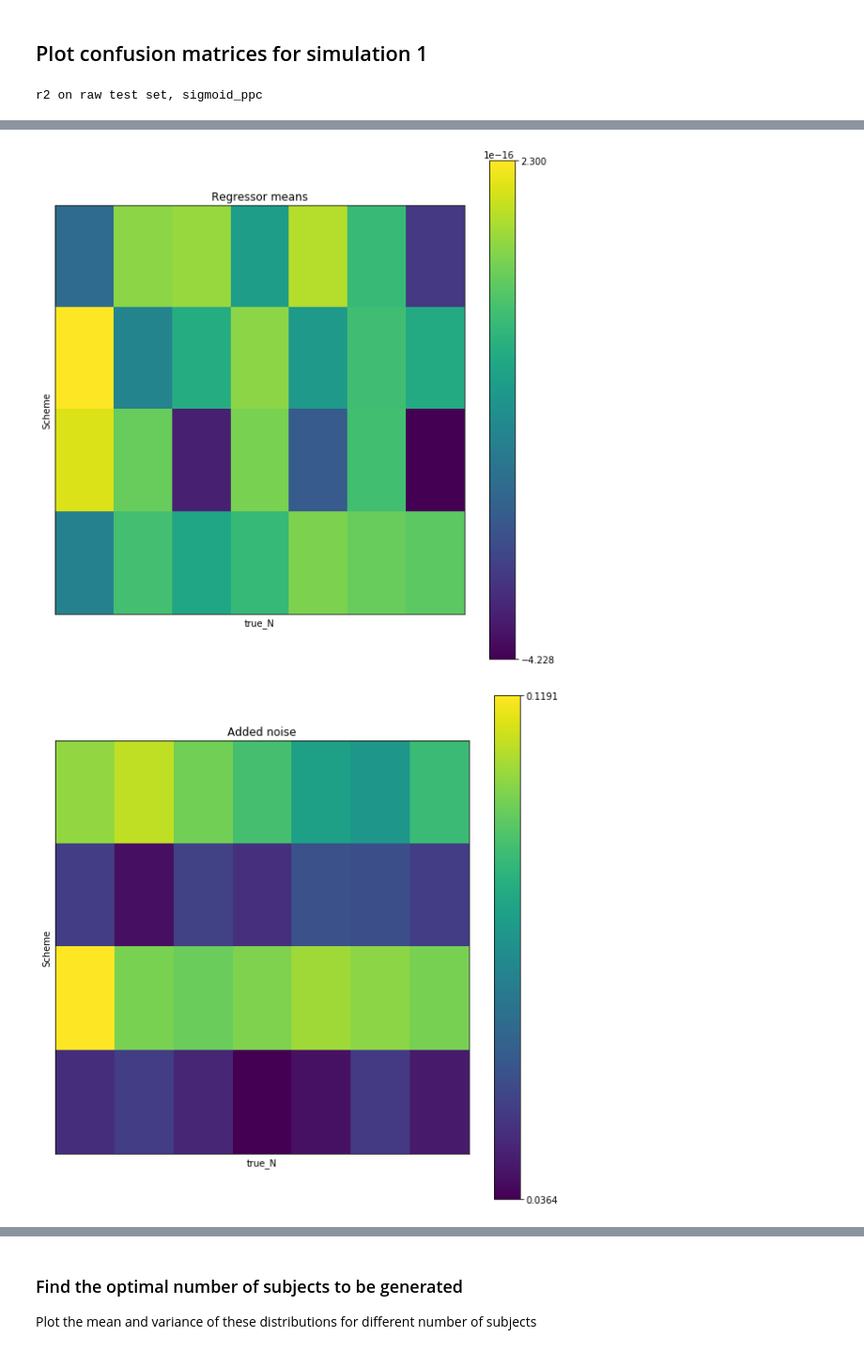
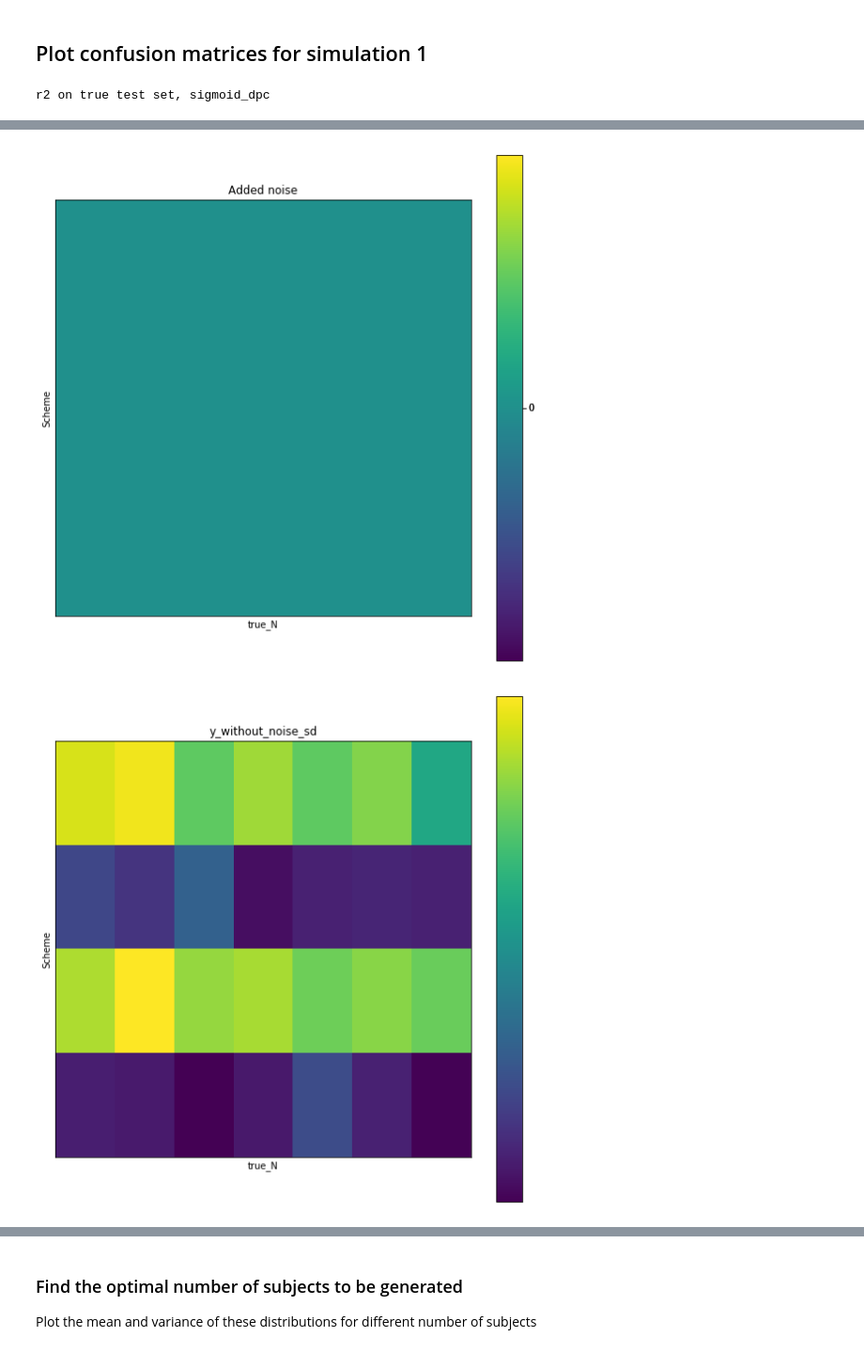
Before and after one commit to sebastiendemortain/neural-coding-of-probabilities, a Jupyter notebook: simulation_results.ipynb, the cells around one changed output, grey strips where cells are left out. Shown at 94% size. Saved outputs shown, nothing was run; the diff lists cells and outputs as text; code cells hidden in the pictures.

```diff
--- a/simulation_results.ipynb
+++ b/simulation_results.ipynb
@@ -272,7 +272,7 @@ k_fit_N =3
 k_true_N =3
 k_fraction =9
 k_subject = 1
-k_session = 2
+k_session = 3
 n_stimuli = 380
 #######################################################################################
 # Tuning curve indices to visualize
@@ -628,3 +624,13 @@ for k_scheme, k_true_N, k_fraction, k_subject, k_session in itertools.product(ra
     y[k_scheme][k_true_N][k_fraction][k_subject][k_session] = y[k_scheme][k_true_N][k_fraction][k_subject][k_session] + added_noise[k_scheme, k_true_N, :len(y[k_scheme][k_true_N][k_fraction][k_subject][k_session])]
 
 y_with_noise = copy.deepcopy(y)
+# %%
+k_scheme =1
+k_fit_N =3
+k_true_N = 1
+k_fraction = 10
+k_subject = 0
+k_session = 3
+
+snr_eff = np.var(np.asarray(y_without_noise[k_scheme][k_true_N]).flatten()[0])/(np.var(np.asarray(y_without_noise[k_scheme][k_true_N]).flatten()[0])+np.var(np.asarray(y_with_noise[k_scheme][k_true_N]).flatten()[0]-np.asarray(y_without_noise[k_scheme][k_true_N]).flatten()[0]))
+print('SNR_eff = '+str(snr_eff))
@@ -1177,14 +1225,14 @@ rho mean: 0.2999365907620441
 ## Plot confusion matrices for simulation 1
 # %%
 ################################
-k_scheme = 1
+k_scheme = 3
 ################################
 n_fractions = 20
 scheme = scheme_array[k_scheme]
 
 
 metric_name = 'r2'
-true_or_raw = 'raw'
+true_or_raw = 'true'
 train_or_test = 'test'
 exec("metric = %s_%s_%s_summary[k_scheme, k_fit_N, k_true_N]" % (metric_name, true_or_raw, train_or_test))
 
@@ -1249,18 +1297,18 @@ plt.title(scheme+', SNR='+str(snr), y=1.08, fontsize=20)
 cbar = fig.colorbar(heatmap, ticks=[np.min(data), np.max(data)])
 
 
-fig = plt.figure(figsize=(10,10))
-ax = fig.add_subplot(111)
-heatmap = ax.imshow(mean_over_X, extent=[0, 1, 0, 1])
-cbar = fig.colorbar(heatmap, ticks=[np.min(mean_over_X), np.max(mean_over_X)])
+# fig = plt.figure(figsize=(10,10))
+# ax = fig.add_subplot(111)
+# heatmap = ax.imshow(mean_over_X, extent=[0, 1, 0, 1])
+# cbar = fig.colorbar(heatmap, ticks=[np.min(mean_over_X), np.max(mean_over_X)])
 
-# put the major ticks at the middle of each cell
-ax.set_xticks([])
-ax.set_yticks([])
-ax.set_title('Regressor means')
-ax.set_ylabel('Scheme')
-ax.set_xlabel('true_N')
-plt.show()
+# # put the major ticks at the middle of each cell
+# ax.set_xticks([])
+# ax.set_yticks([])
+# ax.set_title('Regressor means')
+# ax.set_ylabel('Scheme')
+# ax.set_xlabel('true_N')
+# plt.show()
 
 
 fig = plt.figure(figsize=(10,10))
@@ -1293,4 +1341,4 @@ print(added_noise)
 fig.tight_layout()
 plt.show()
 # %% [output]
-r2 on raw test set, sigmoid_ppc
+r2 on true test set, sigmoid_dpc
@@ -1298,2 +1346,2 @@ r2 on raw test set, sigmoid_ppc
-[figure, old version]
+[figure, new version]
-[figure, old version]
+[figure, new version]
```
Also changed, not shown: parts of 15 cells of this notebook, 2 other files.
